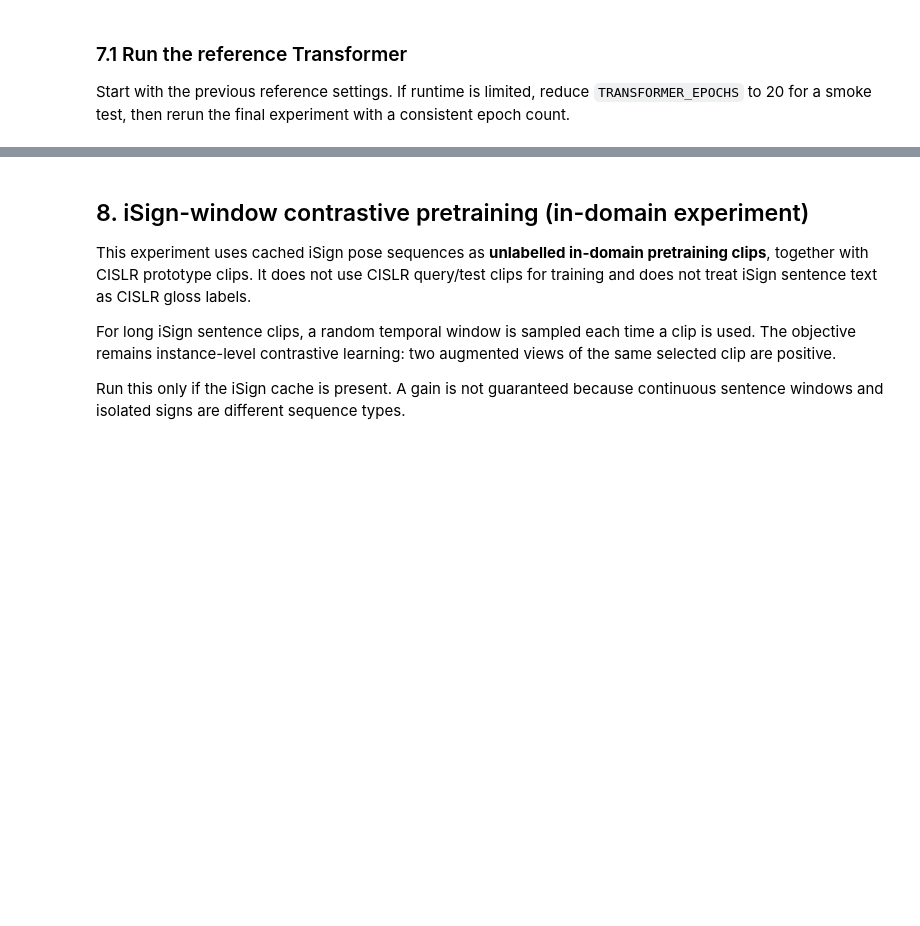
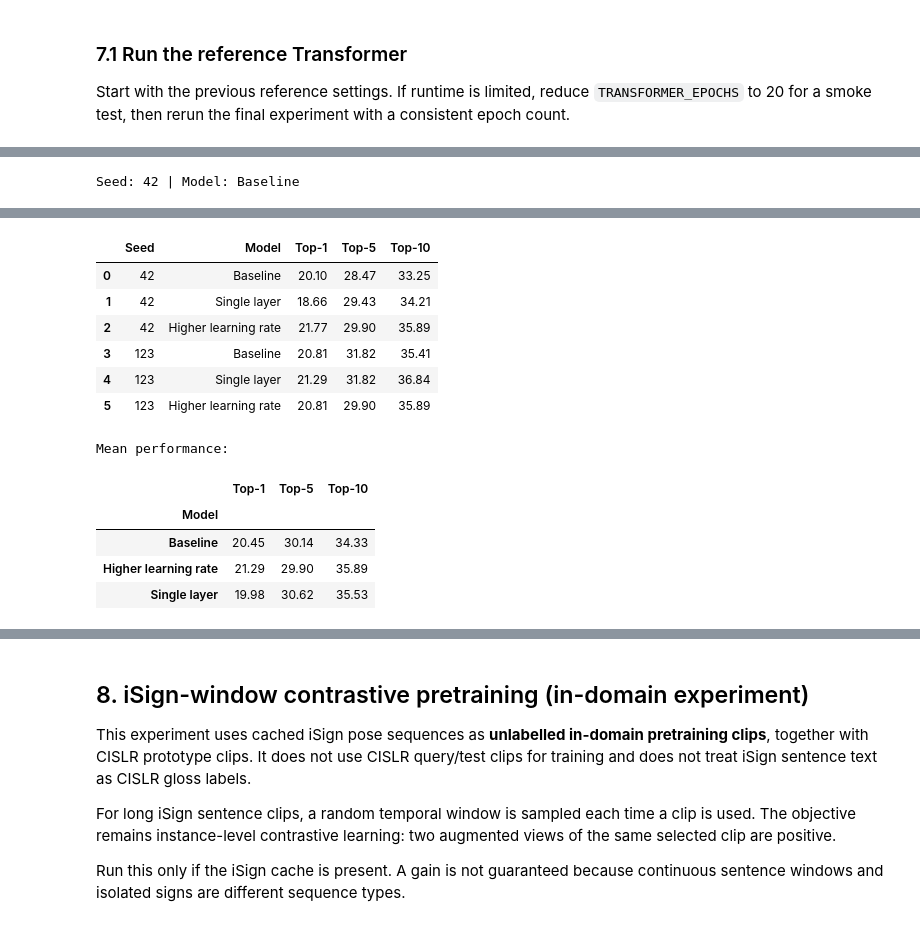
Before and after one commit to Riddhi-sss/ISL-Recognition, a Jupyter notebook: ISL_Project_Reorganised_Colab.ipynb, the cells around one changed output, grey strips where cells are left out. Saved outputs shown, nothing was run; the diff lists cells and outputs as text; code cells hidden in the pictures; blank space fills up the shorter version.

```diff
--- a/ISL_Project_Reorganised_Colab.ipynb
+++ b/ISL_Project_Reorganised_Colab.ipynb
@@ -655,0 +1297,42 @@ Transformer contrastive      DEV 0.209/0.287/0.311 | HELD-BACK 0.207/0.281/0.332
+# %%
+
+configs = {
+    "Baseline": {"d": 128, "layers": 2, "lr": 3e-4},
+    "Single layer": {"d": 128, "layers": 1, "lr": 3e-4},
+    "Higher learning rate": {"d": 128, "layers": 2, "lr": 1e-3}
+}
+
+repeat_results = []
+
+for seed in [42, 123]:
+    for name, params in configs.items():
+        print(f"\nSeed: {seed} | Model: {name}")
+
+        model, zp, zq = train_transformer_tuned(
+            seed=seed,
+            epochs=60,
+            **params
+        )
+
+        sim = zq @ zp.T
+        scores = topk_local(sim[dev_idx], dev_idx)
+
+        repeat_results.append({
+            "Seed": seed,
+            "Model": name,
+            "Top-1": scores[0]*100,
+            "Top-5": scores[1]*100,
+            "Top-10": scores[2]*100
+        })
+
+repeat_df = pd.DataFrame(repeat_results)
+display(repeat_df.round(2))
+
+print("\nMean performance:")
+display(
+    repeat_df.groupby("Model")[
+        ["Top-1", "Top-5", "Top-10"]
+    ].mean().round(2)
+)
+# %% [output]
+Seed: 42 | Model: Baseline
@@ -655,0 +1356,13 @@ Transformer contrastive      DEV 0.209/0.287/0.311 | HELD-BACK 0.207/0.281/0.332
+|  | Seed | Model | Top-1 | Top-5 | Top-10 |
+| 0 | 42 | Baseline | 20.10 | 28.47 | 33.25 |
+| 1 | 42 | Single layer | 18.66 | 29.43 | 34.21 |
+| 2 | 42 | Higher learning rate | 21.77 | 29.90 | 35.89 |
+| 3 | 123 | Baseline | 20.81 | 31.82 | 35.41 |
+| 4 | 123 | Single layer | 21.29 | 31.82 | 36.84 |
+| 5 | 123 | Higher learning rate | 20.81 | 29.90 | 35.89 |
+Mean performance:
+|  | Top-1 | Top-5 | Top-10 |
+| Model |  |  |  |
+| Baseline | 20.45 | 30.14 | 34.33 |
+| Higher learning rate | 21.29 | 29.90 | 35.89 |
+| Single layer | 19.98 | 30.62 | 35.53 |
```
Also changed, not shown: parts of 30 cells of this notebook.
